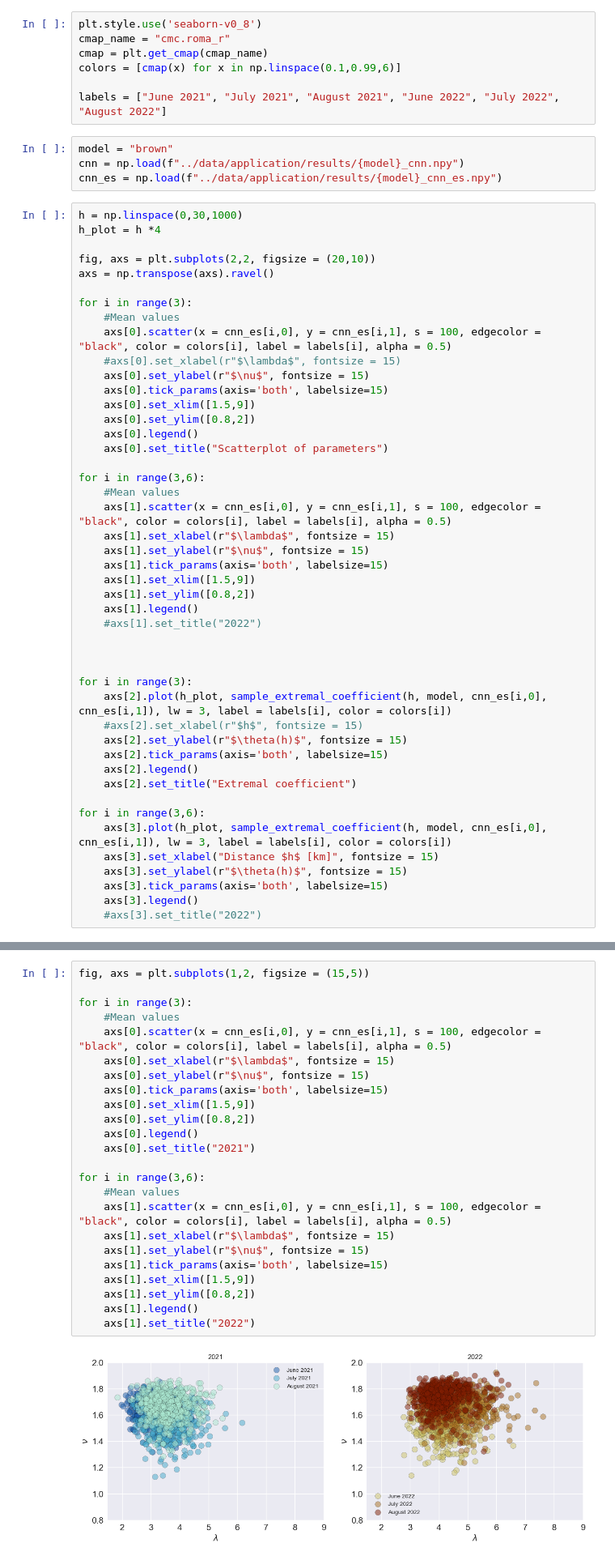
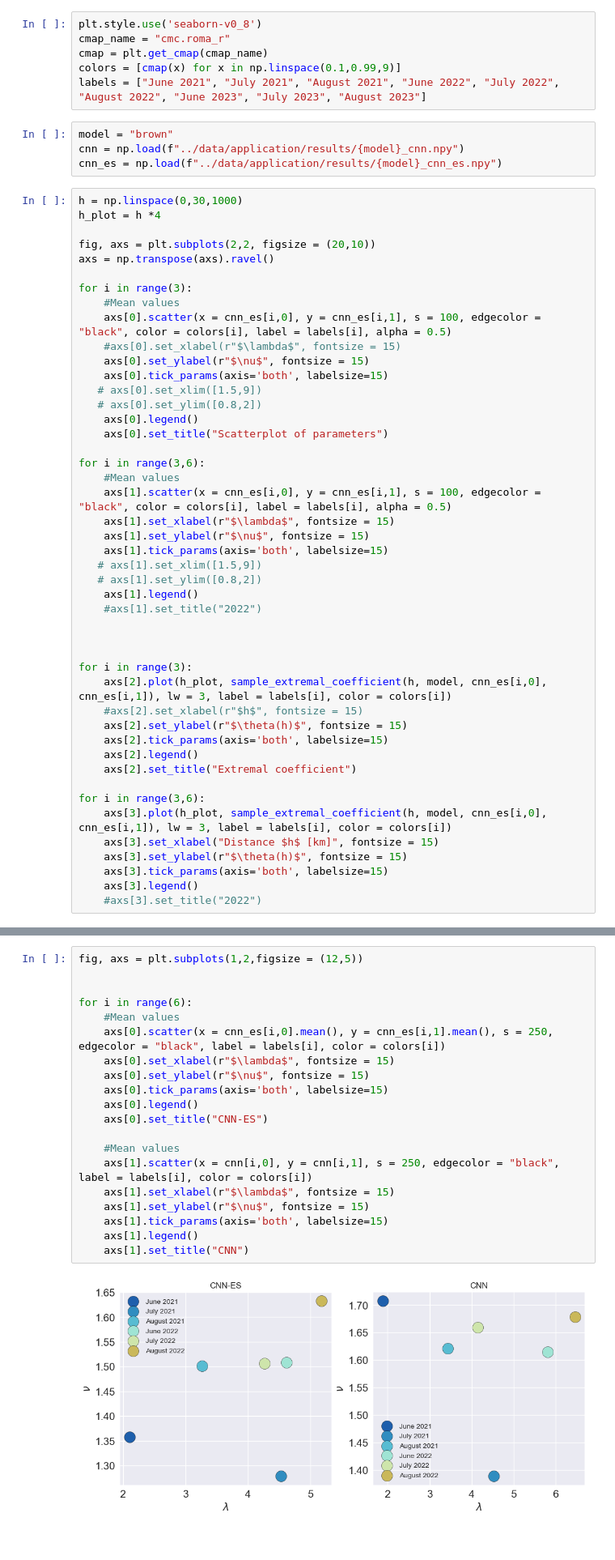
Before and after one commit to cbuelt/thesis, a Jupyter notebook: application/data_prep.ipynb, the cells around one changed output, grey strips where cells are left out. Shown at 81% size. Drawn from its saved outputs; the diff is of its cells as text.

```diff
--- a/application/data_prep.ipynb
+++ b/application/data_prep.ipynb
@@ -122,9 +128,8 @@ np.save(path + "powexp_test_data.npy",data.pr.data)
 plt.style.use('seaborn-v0_8')
 cmap_name = "cmc.roma_r"
 cmap = plt.get_cmap(cmap_name)
-colors = [cmap(x) for x in np.linspace(0.1,0.99,6)]
-
-labels = ["June 2021", "July 2021", "August 2021", "June 2022", "July 2022", "August 2022"]
+colors = [cmap(x) for x in np.linspace(0.1,0.99,9)]
+labels = ["June 2021", "July 2021", "August 2021", "June 2022", "July 2022", "August 2022", "June 2023", "July 2023", "August 2023"]
 # %%
 model = "brown"
 cnn = np.load(f"../data/application/results/{model}_cnn.npy")
@@ -142,8 +147,8 @@ for i in range(3):
     #axs[0].set_xlabel(r"$\lambda$", fontsize = 15)
     axs[0].set_ylabel(r"$\nu$", fontsize = 15)
     axs[0].tick_params(axis='both', labelsize=15)
-    axs[0].set_xlim([1.5,9])
-    axs[0].set_ylim([0.8,2])
+   # axs[0].set_xlim([1.5,9])
+   # axs[0].set_ylim([0.8,2])
     axs[0].legend()
     axs[0].set_title("Scatterplot of parameters")
 
@@ -153,8 +158,8 @@ for i in range(3,6):
     axs[1].set_xlabel(r"$\lambda$", fontsize = 15)
     axs[1].set_ylabel(r"$\nu$", fontsize = 15)
     axs[1].tick_params(axis='both', labelsize=15)
-    axs[1].set_xlim([1.5,9])
-    axs[1].set_ylim([0.8,2])
+   # axs[1].set_xlim([1.5,9])
+   # axs[1].set_ylim([0.8,2])
     axs[1].legend()
     #axs[1].set_title("2022")
 
@@ -180,26 +217,22 @@ for i in range(3,6):
 # %%
-fig, axs = plt.subplots(1,2, figsize = (15,5))
+fig, axs = plt.subplots(1,2,figsize = (12,5))
 
-for i in range(3):
+
+for i in range(6):
     #Mean values
-    axs[0].scatter(x = cnn_es[i,0], y = cnn_es[i,1], s = 100, edgecolor = "black", color = colors[i], label = labels[i], alpha = 0.5)
+    axs[0].scatter(x = cnn_es[i,0].mean(), y = cnn_es[i,1].mean(), s = 250, edgecolor = "black", label = labels[i], color = colors[i])
     axs[0].set_xlabel(r"$\lambda$", fontsize = 15)
     axs[0].set_ylabel(r"$\nu$", fontsize = 15)
     axs[0].tick_params(axis='both', labelsize=15)
-    axs[0].set_xlim([1.5,9])
-    axs[0].set_ylim([0.8,2])
     axs[0].legend()
-    axs[0].set_title("2021")
+    axs[0].set_title("CNN-ES")
 
-for i in range(3,6):
     #Mean values
-    axs[1].scatter(x = cnn_es[i,0], y = cnn_es[i,1], s = 100, edgecolor = "black", color = colors[i], label = labels[i], alpha = 0.5)
+    axs[1].scatter(x = cnn[i,0], y = cnn[i,1], s = 250, edgecolor = "black", label = labels[i], color = colors[i])
     axs[1].set_xlabel(r"$\lambda$", fontsize = 15)
     axs[1].set_ylabel(r"$\nu$", fontsize = 15)
     axs[1].tick_params(axis='both', labelsize=15)
-    axs[1].set_xlim([1.5,9])
-    axs[1].set_ylim([0.8,2])
     axs[1].legend()
-    axs[1].set_title("2022")
+    axs[1].set_title("CNN")
 # %% [output]
-[figure, old version]
+[figure, new version]
```
Also changed, not shown: parts of 8 cells of this notebook, 6 other files.
